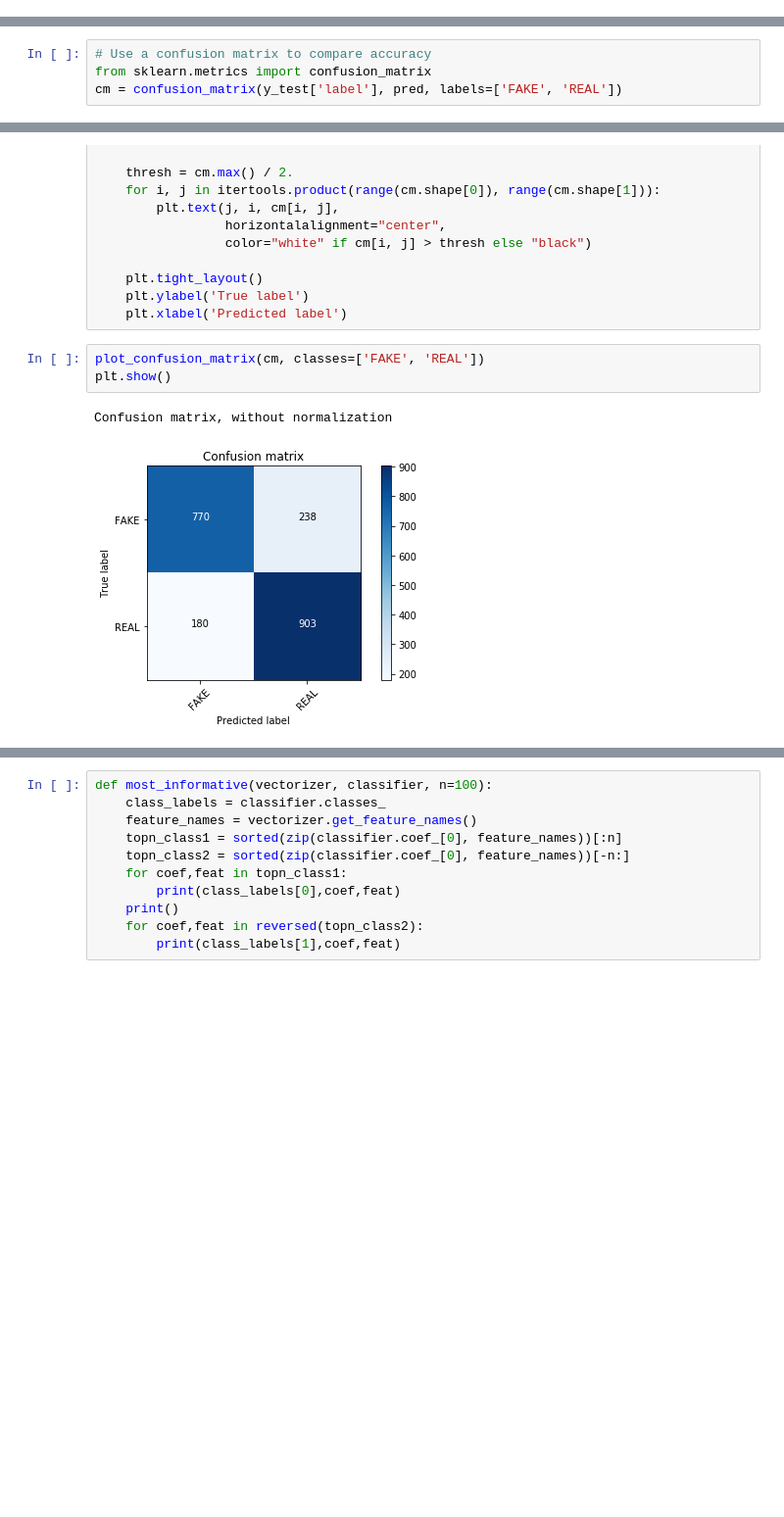
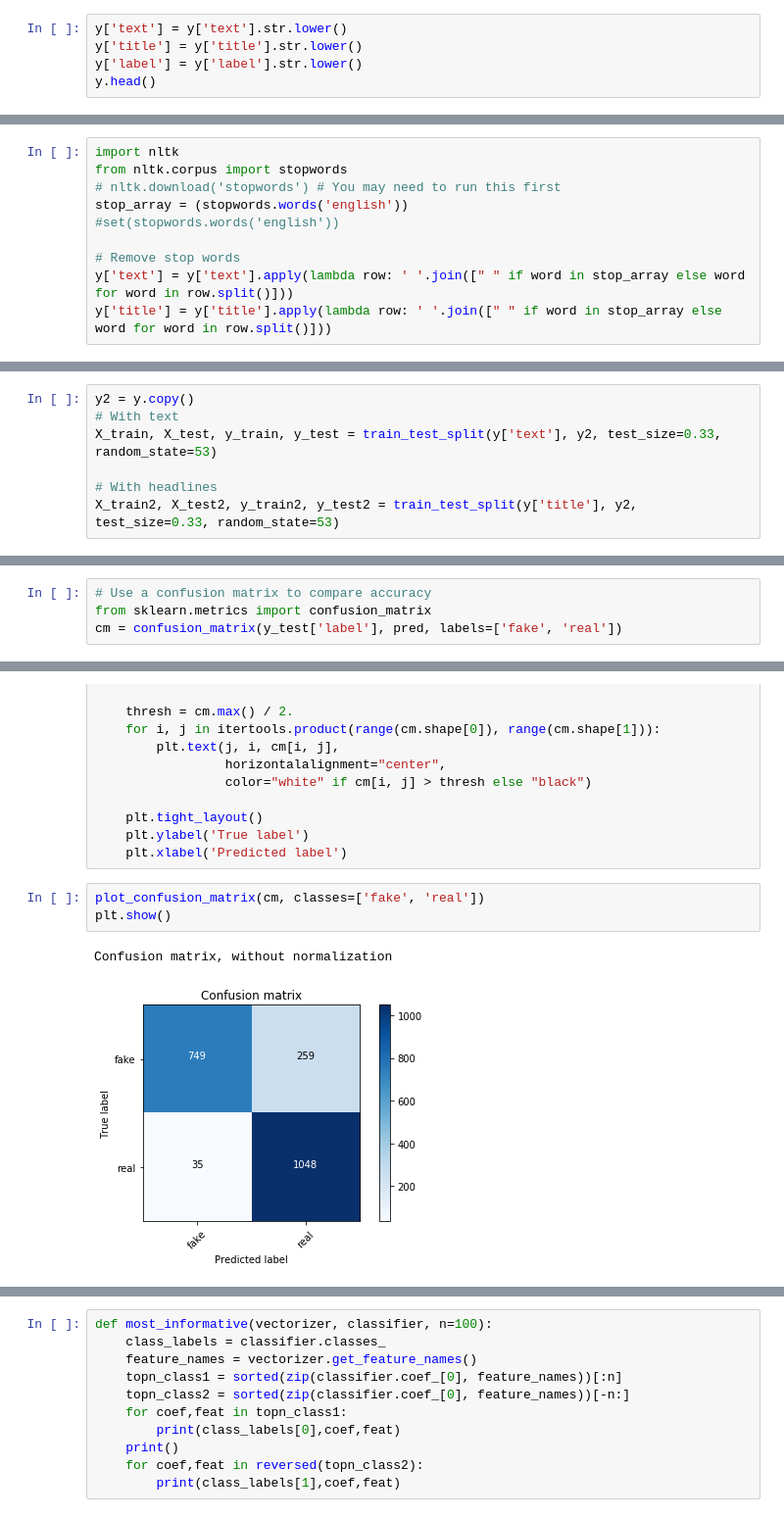
Before and after one commit to vcabales/fake-news-classifier, a Jupyter notebook: Fake News Analysis.ipynb, the cells around one changed output, grey strips where cells are left out. Shown at 98% size. Drawn from its saved outputs; the diff is of its cells as text; blank space fills up the shorter version.

```diff
--- a/Fake News Analysis.ipynb
+++ b/Fake News Analysis.ipynb
@@ -44,0 +41,5 @@ X_train, X_test, y_train, y_test = train_test_split(data['text'], y, test_size=0
+# %%
+y['text'] = y['text'].str.lower()
+y['title'] = y['title'].str.lower()
+y['label'] = y['label'].str.lower()
+y.head()
@@ -44,0 +54,10 @@ X_train, X_test, y_train, y_test = train_test_split(data['text'], y, test_size=0
+# %%
+import nltk
+from nltk.corpus import stopwords
+# nltk.download('stopwords') # You may need to run this first
+stop_array = (stopwords.words('english'))
+#set(stopwords.words('english'))
+
+# Remove stop words
+y['text'] = y['text'].apply(lambda row: ' '.join([" " if word in stop_array else word for word in row.split()]))
+y['title'] = y['title'].apply(lambda row: ' '.join([" " if word in stop_array else word for word in row.split()]))
@@ -45,3 +91,10 @@ X_train, X_test, y_train, y_test = train_test_split(data['text'], y, test_size=0
+# %%
+y2 = y.copy()
+# With text
+X_train, X_test, y_train, y_test = train_test_split(y['text'], y2, test_size=0.33, random_state=53)
+
+# With headlines
+X_train2, X_test2, y_train2, y_test2 = train_test_split(y['title'], y2, test_size=0.33, random_state=53)
 # %%
 # Use tf-idf and count vectorizer to find most relevant words in corpus
 # TfidfVectorizer should remove stop words and words that appear in more than 70% of the articles
@@ -121,7 +173,7 @@ accuracy:   0.800
 # %%
 # Use a confusion matrix to compare accuracy
 from sklearn.metrics import confusion_matrix
-cm = confusion_matrix(y_test['label'], pred, labels=['FAKE', 'REAL'])
+cm = confusion_matrix(y_test['label'], pred, labels=['fake', 'real'])
 # %%
 import itertools
 def plot_confusion_matrix(cm, classes,
@@ -158,11 +210,11 @@ def plot_confusion_matrix(cm, classes,
     plt.ylabel('True label')
     plt.xlabel('Predicted label')
 # %%
-plot_confusion_matrix(cm, classes=['FAKE', 'REAL'])
+plot_confusion_matrix(cm, classes=['fake', 'real'])
 plt.show()
 # %% [output]
 Confusion matrix, without normalization
-[figure, old version]
+[figure, new version]
 # %%
 count_multi_nb = MultinomialNB()
 count_multi_nb.fit(count_train,y_train['label'])
```
Also changed, not shown: parts of 46 cells of this notebook, 12 other files.
